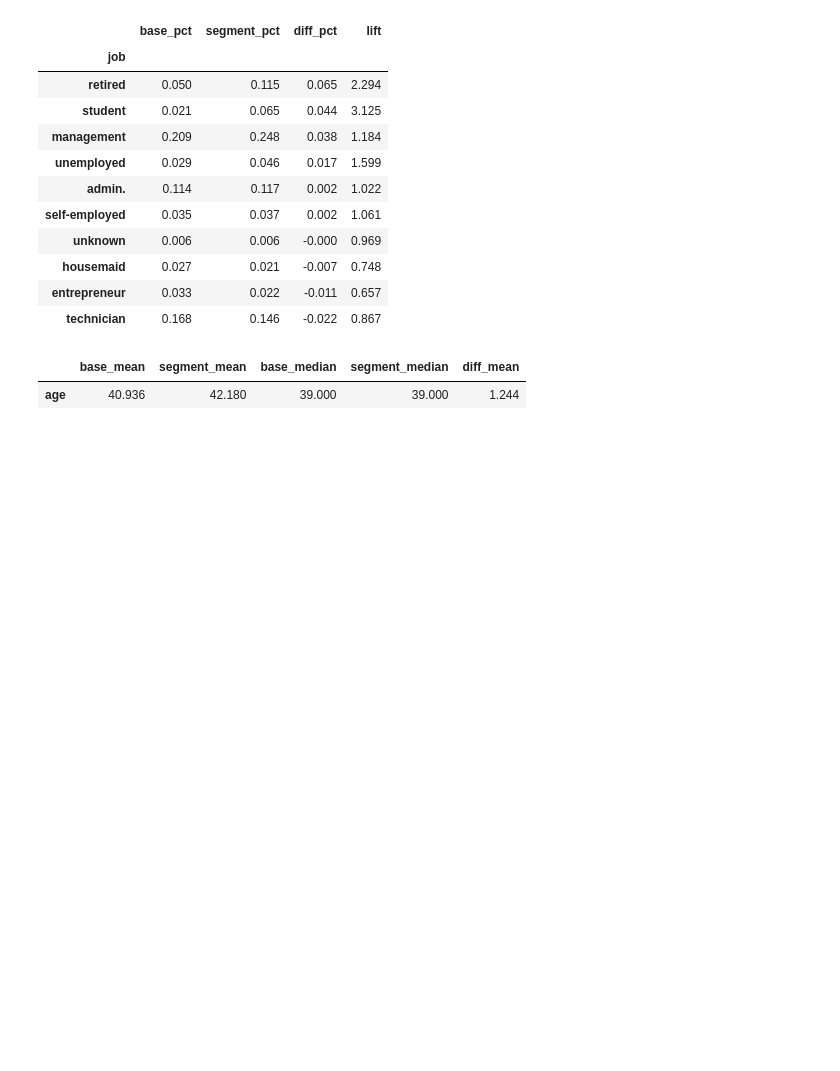
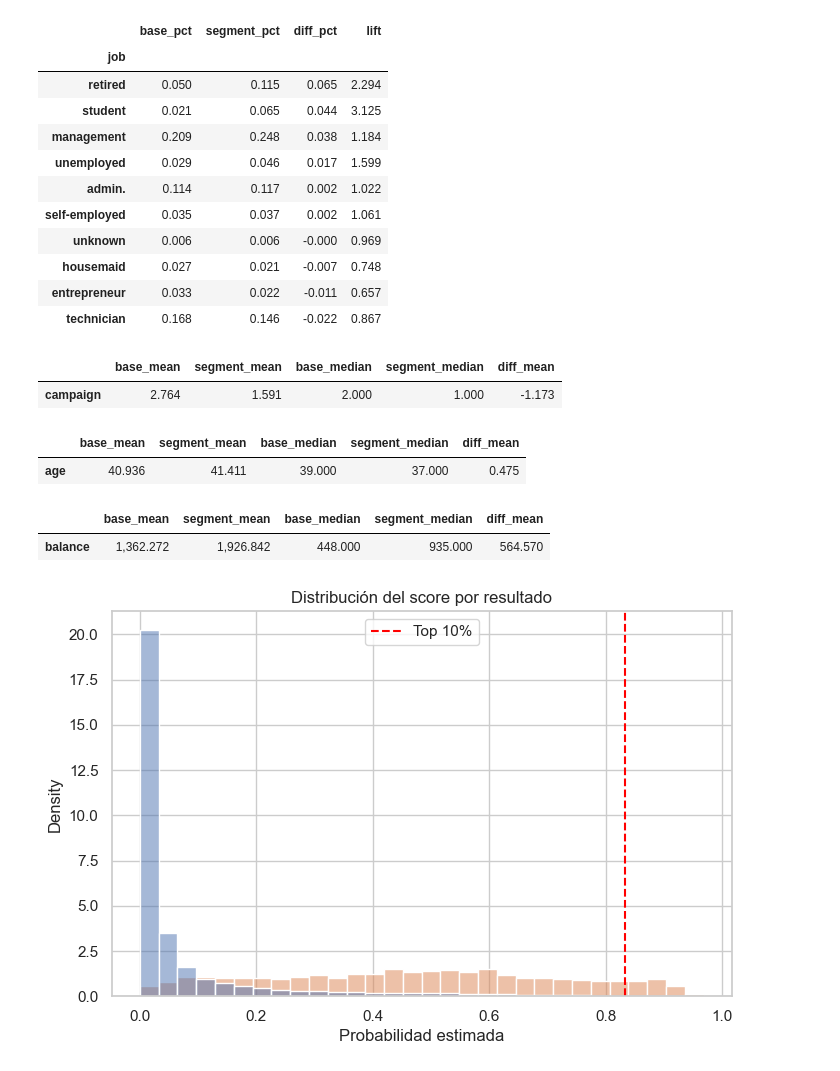
Before and after one commit to MartinezVG/Rindegastos_task, a Jupyter notebook: Codigo.ipynb, the cells around one changed output. Saved outputs shown, nothing was run; the diff lists cells and outputs as text; code cells hidden in the pictures; blank space fills up the shorter version.

```diff
--- a/Codigo.ipynb
+++ b/Codigo.ipynb
@@ -735,10 +1005,35 @@ def profile_numeric(df_all, df_seg, col):
         "segment_median": [df_seg[col].median()],
         "diff_mean": [df_seg[col].mean() - df_all[col].mean()]
     }, index=[col])
-# %%
-profile_numeric(df_all, df_top, "campaign")
-profile_numeric(df_all, df_top, "balance")
-profile_numeric(df_all, df_top, "age")
-# %% [output]
-|  | base_mean | segment_mean | base_median | segment_median | diff_mean |
-| age | 40.936 | 42.180 | 39.000 | 39.000 | 1.244 |
+# %%
+profile_numeric(df_all, df_top, "campaign")
+# %% [output]
+|  | base_mean | segment_mean | base_median | segment_median | diff_mean |
+| campaign | 2.764 | 1.591 | 2.000 | 1.000 | -1.173 |
+# %%
+profile_numeric(df_all, df_top, "age")
+# %% [output]
+|  | base_mean | segment_mean | base_median | segment_median | diff_mean |
+| age | 40.936 | 41.411 | 39.000 | 37.000 | 0.475 |
+# %%
+profile_numeric(df_all, df_top, "balance")
+# %% [output]
+|  | base_mean | segment_mean | base_median | segment_median | diff_mean |
+| balance | 1,362.272 | 1,926.842 | 448.000 | 935.000 | 564.570 |
+# %%
+plt.figure(figsize=(8,5))
+sns.histplot(
+    data=df_sim,
+    x="score_oof",
+    hue="y",
+    bins=30,
+    stat="density",
+    common_norm=False
+)
+plt.axvline(threshold, color="red", linestyle="--", label="Top 10%")
+plt.legend()
+plt.title("Distribución del score por resultado")
+plt.xlabel("Probabilidad estimada")
+plt.show()
+# %% [output]
+[figure, added]
```
Also changed, not shown: parts of 34 cells of this notebook.
